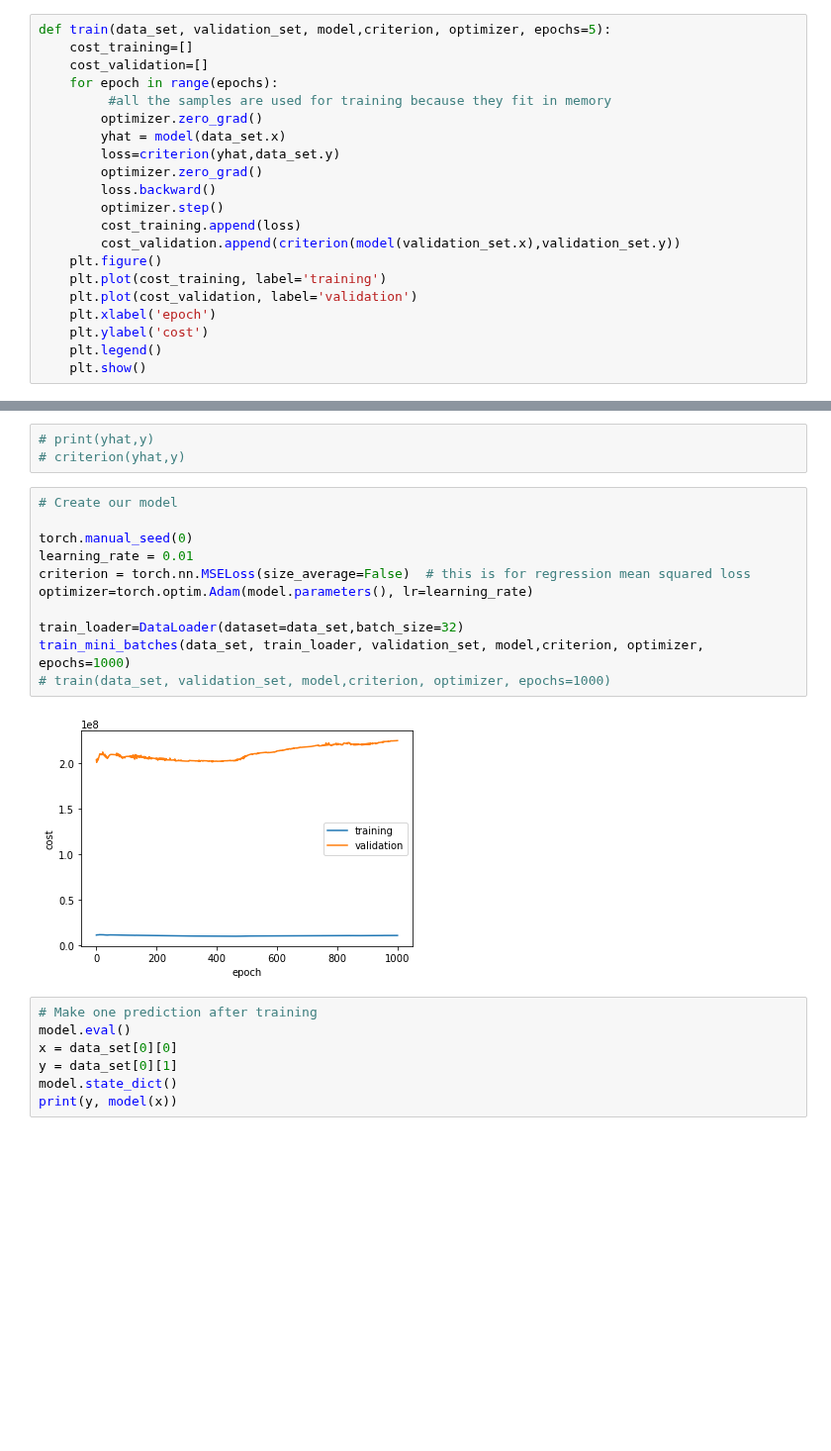
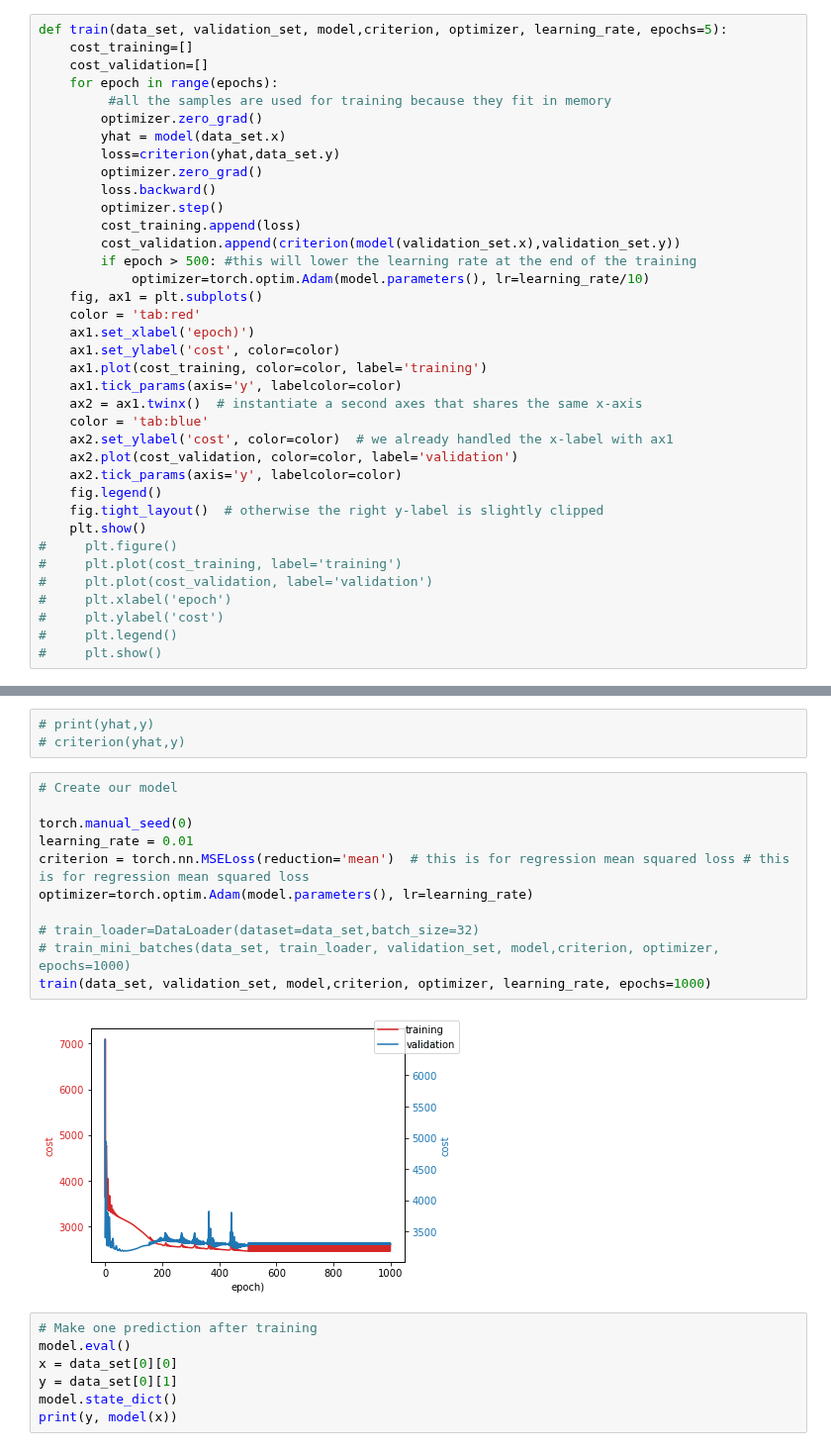
Before and after one commit to germanmandrini/n_policy, a Jupyter notebook: Codes/3c_cnn_sep3.ipynb, the cells around one changed output, grey strips where cells are left out. Shown at 99% size. Cells and saved outputs as stored; diff of their text form; blank space fills up the shorter version.

```diff
--- a/Codes/3c_cnn_sep3.ipynb
+++ b/Codes/3c_cnn_sep3.ipynb
@@ -132,6 +145,6 @@ def train_mini_batches(data_set, train_loader, validation_set, model,criterion,
     plt.show()
 # %%
-def train(data_set, validation_set, model,criterion, optimizer, epochs=5):
+def train(data_set, validation_set, model,criterion, optimizer, learning_rate, epochs=5):
     cost_training=[]
     cost_validation=[]
     for epoch in range(epochs):
@@ -144,13 +157,29 @@ def train(data_set, validation_set, model,criterion, optimizer, epochs=5):
         optimizer.step()
         cost_training.append(loss)
         cost_validation.append(criterion(model(validation_set.x),validation_set.y))
-    plt.figure()
-    plt.plot(cost_training, label='training')
-    plt.plot(cost_validation, label='validation')
-    plt.xlabel('epoch')
-    plt.ylabel('cost')
-    plt.legend()
+        if epoch > 500: #this will lower the learning rate at the end of the training
+            optimizer=torch.optim.Adam(model.parameters(), lr=learning_rate/10)
+    fig, ax1 = plt.subplots()
+    color = 'tab:red'
+    ax1.set_xlabel('epoch)')
+    ax1.set_ylabel('cost', color=color)
+    ax1.plot(cost_training, color=color, label='training')
+    ax1.tick_params(axis='y', labelcolor=color)
+    ax2 = ax1.twinx()  # instantiate a second axes that shares the same x-axis
+    color = 'tab:blue'
+    ax2.set_ylabel('cost', color=color)  # we already handled the x-label with ax1
+    ax2.plot(cost_validation, color=color, label='validation')
+    ax2.tick_params(axis='y', labelcolor=color)
+    fig.legend()
+    fig.tight_layout()  # otherwise the right y-label is slightly clipped
     plt.show()
+#     plt.figure()
+#     plt.plot(cost_training, label='training')
+#     plt.plot(cost_validation, label='validation')
+#     plt.xlabel('epoch')
+#     plt.ylabel('cost')
+#     plt.legend()
+#     plt.show()
 # %%
 # # Get a single item from enumerate
 
@@ -164,16 +193,16 @@ def train(data_set, validation_set, model,criterion, optimizer, epochs=5):
 # %%
 # Create our model
 
 torch.manual_seed(0)
 learning_rate = 0.01
-criterion = torch.nn.MSELoss(size_average=False)  # this is for regression mean squared loss
+criterion = torch.nn.MSELoss(reduction='mean')  # this is for regression mean squared loss # this is for regression mean squared loss
 optimizer=torch.optim.Adam(model.parameters(), lr=learning_rate)
 
-train_loader=DataLoader(dataset=data_set,batch_size=32)
-train_mini_batches(data_set, train_loader, validation_set, model,criterion, optimizer, epochs=1000)
-# train(data_set, validation_set, model,criterion, optimizer, epochs=1000)
+# train_loader=DataLoader(dataset=data_set,batch_size=32)
+# train_mini_batches(data_set, train_loader, validation_set, model,criterion, optimizer, epochs=1000)
+train(data_set, validation_set, model,criterion, optimizer, learning_rate, epochs=1000)
 # %% [output]
-[figure, old version]
+[figure, new version]
 # %%
 # Make one prediction after training
 model.eval()
```
Also changed, not shown: parts of 8 cells of this notebook, 4 other files.
